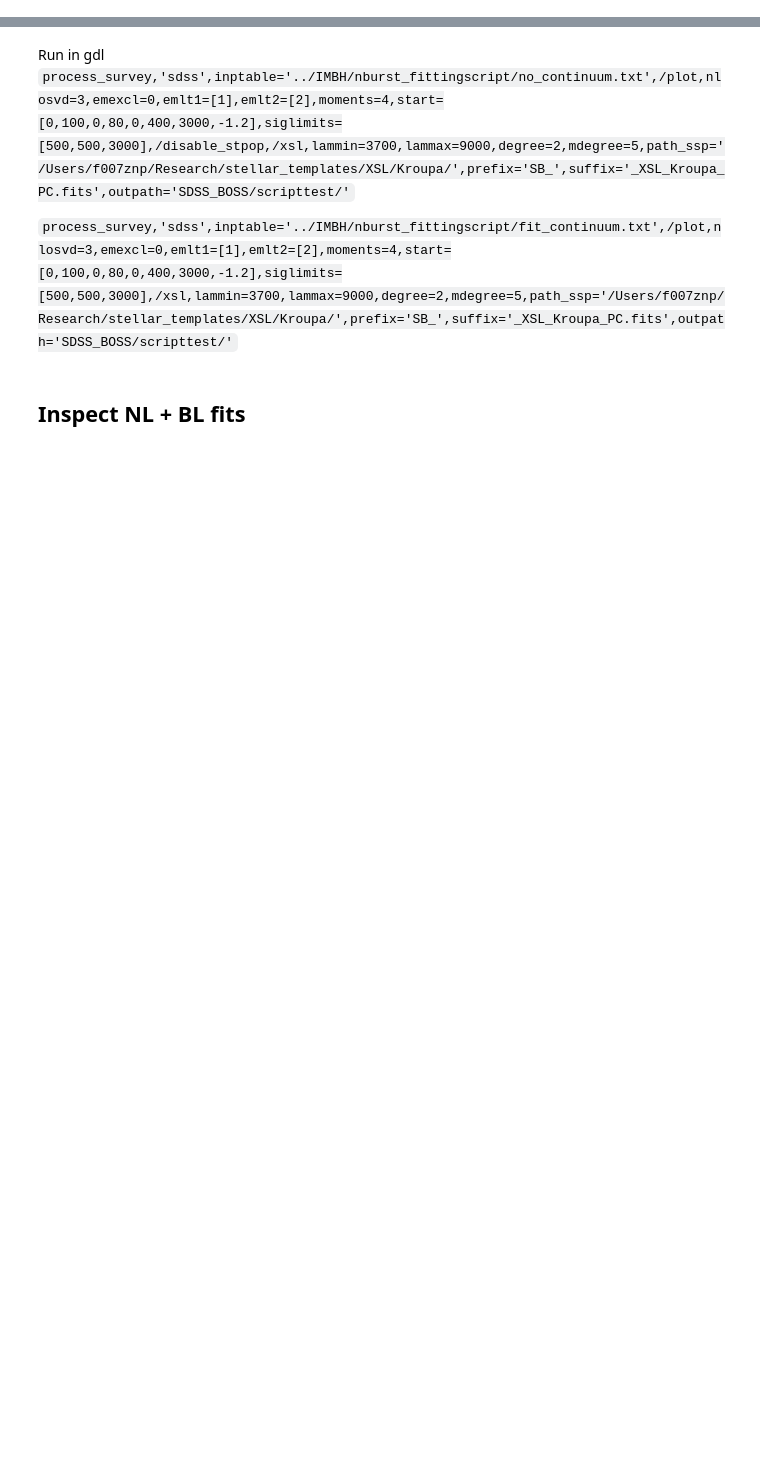
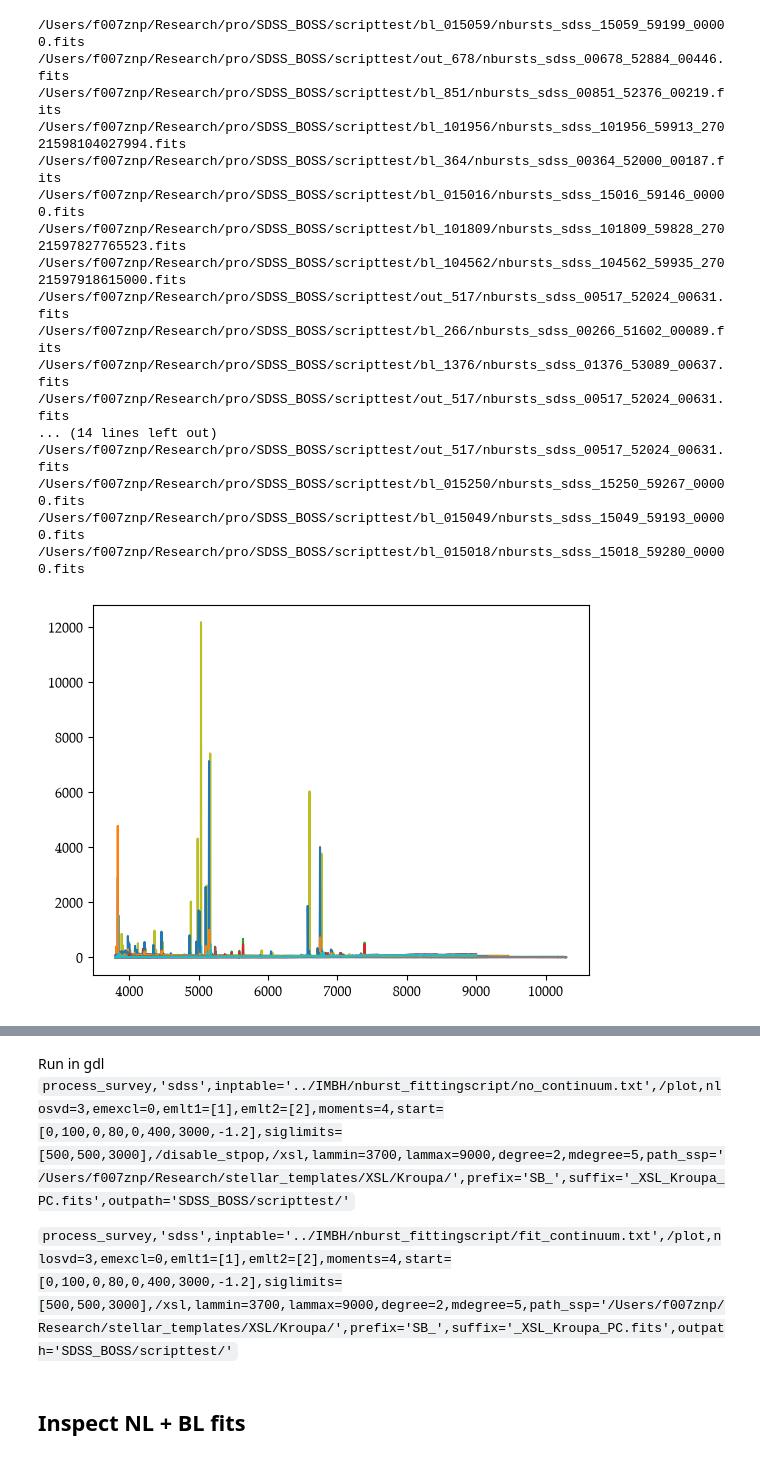
Before and after one commit to cassiemetzger/nburst_fittingscript, a Jupyter notebook: script_proto.ipynb, the cells around one changed output, grey strips where cells are left out. Drawn from its saved outputs; the diff is of its cells as text; code cells hidden in the pictures; blank space fills up the shorter version.

```diff
--- a/script_proto.ipynb
+++ b/script_proto.ipynb
@@ -10,0 +298,2 @@ from scipy.ndimage import gaussian_filter1d
+# %%
+hdu = fits.open('../data/fitres_nbursts_sdss_xshooter_n1b1_h3h4.fits')
@@ -10,0 +335,33 @@ from scipy.ndimage import gaussian_filter1d
+# %%
+m = (t['nburst_file'] != 'None')
+t_fit = t[m]
+# %%
+t_fit['mbh'] = mbh
+# %%
+m = mbh < 1E6
+imbh_fr = t_fit[m]
+# %%
+for source in imbh_fr:
+    hdu = fits.open(source['nburst_file'])
+    plt.plot(hdu[1].data['WAVE'][0], hdu[1].data['FLUX'][0])
+    plt.plot(hdu[1].data['WAVE'][0], hdu[1].data['FIT'][0])
+    print(source['nburst_file'])
+# %% [output]
+/Users/f007znp/Research/pro/SDSS_BOSS/scripttest/bl_015059/nbursts_sdss_15059_59199_00000.fits
+/Users/f007znp/Research/pro/SDSS_BOSS/scripttest/out_678/nbursts_sdss_00678_52884_00446.fits
+/Users/f007znp/Research/pro/SDSS_BOSS/scripttest/bl_851/nbursts_sdss_00851_52376_00219.fits
+/Users/f007znp/Research/pro/SDSS_BOSS/scripttest/bl_101956/nbursts_sdss_101956_59913_27021598104027994.fits
+/Users/f007znp/Research/pro/SDSS_BOSS/scripttest/bl_364/nbursts_sdss_00364_52000_00187.fits
+/Users/f007znp/Research/pro/SDSS_BOSS/scripttest/bl_015016/nbursts_sdss_15016_59146_00000.fits
+/Users/f007znp/Research/pro/SDSS_BOSS/scripttest/bl_101809/nbursts_sdss_101809_59828_27021597827765523.fits
+/Users/f007znp/Research/pro/SDSS_BOSS/scripttest/bl_104562/nbursts_sdss_104562_59935_27021597918615000.fits
+/Users/f007znp/Research/pro/SDSS_BOSS/scripttest/out_517/nbursts_sdss_00517_52024_00631.fits
+/Users/f007znp/Research/pro/SDSS_BOSS/scripttest/bl_266/nbursts_sdss_00266_51602_00089.fits
+/Users/f007znp/Research/pro/SDSS_BOSS/scripttest/bl_1376/nbursts_sdss_01376_53089_00637.fits
+/Users/f007znp/Research/pro/SDSS_BOSS/scripttest/out_517/nbursts_sdss_00517_52024_00631.fits
+... (14 lines left out)
+/Users/f007znp/Research/pro/SDSS_BOSS/scripttest/out_517/nbursts_sdss_00517_52024_00631.fits
+/Users/f007znp/Research/pro/SDSS_BOSS/scripttest/bl_015250/nbursts_sdss_15250_59267_00000.fits
+/Users/f007znp/Research/pro/SDSS_BOSS/scripttest/bl_015049/nbursts_sdss_15049_59193_00000.fits
+/Users/f007znp/Research/pro/SDSS_BOSS/scripttest/bl_015018/nbursts_sdss_15018_59280_00000.fits
+[figure, added]
```
Also changed, not shown: parts of 71 cells of this notebook, 24 other files.
